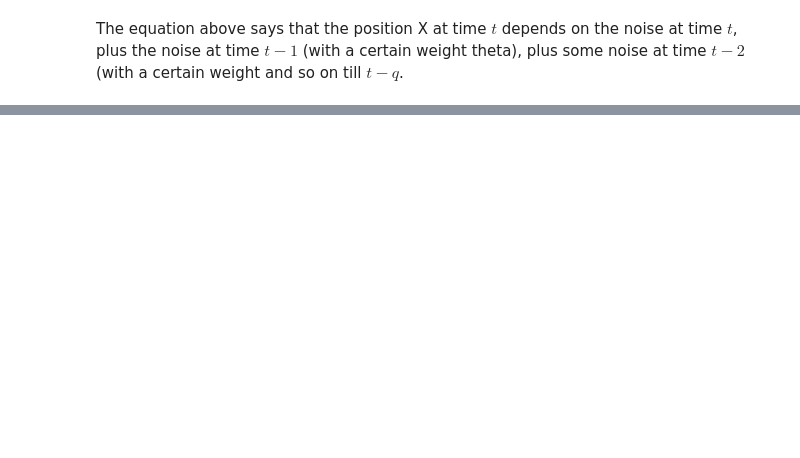
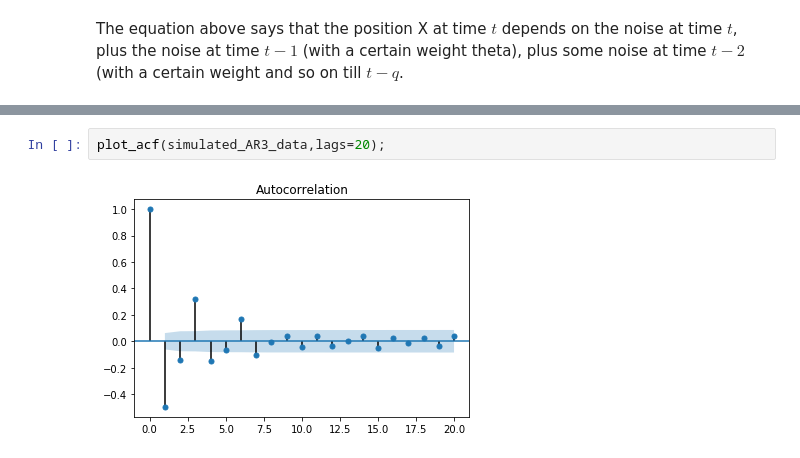
Before and after one commit to anirbansaha96/financial-engineering-wqu, a Jupyter notebook: MScFE-610-Econometrics/Module-3/1. AR-MA-ARMA-ARIMA-ACF-PACF.ipynb, the cells around one changed output, grey strips where cells are left out. Saved outputs shown, nothing was run; the diff lists cells and outputs as text; blank space fills up the shorter version.

```diff
--- a/MScFE-610-Econometrics/Module-3/1. AR-MA-ARMA-ARIMA-ACF-PACF.ipynb
+++ b/MScFE-610-Econometrics/Module-3/1. AR-MA-ARMA-ARIMA-ACF-PACF.ipynb
@@ -114,0 +160,4 @@ The equation above says that the position X at time $t$ depends on the noise at
+# %%
+plot_acf(simulated_AR3_data,lags=20);
+# %% [output]
+[figure, added]
```
Also changed, not shown: parts of 24 cells of this notebook, 1 other file.
